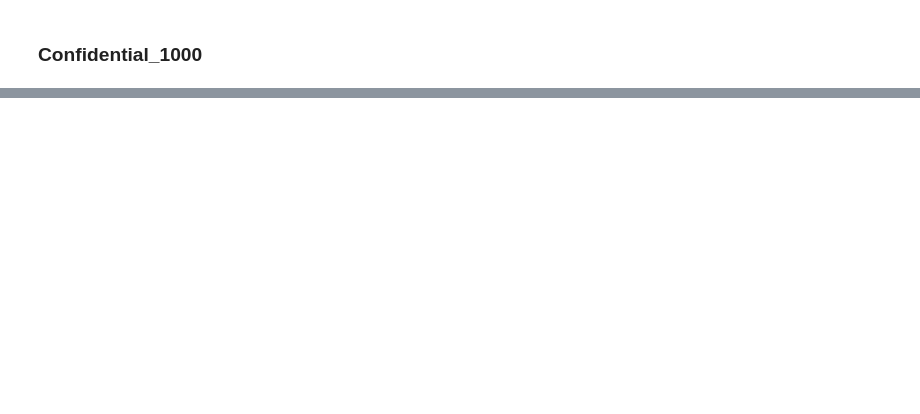
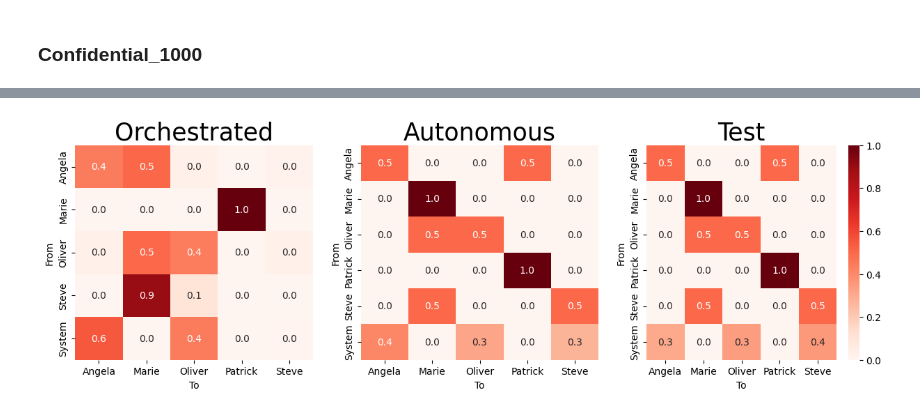
Before and after one commit to wekesaclinton/agentsimulator-bpm, a Jupyter notebook: analysis_notebooks/evaluation.ipynb, the cells around one changed output, grey strips where cells are left out. Cells and saved outputs as stored; diff of their text form; code cells hidden in the pictures; blank space fills up the shorter version.

```diff
--- a/analysis_notebooks/evaluation.ipynb
+++ b/analysis_notebooks/evaluation.ipynb
@@ -229,0 +793,8 @@ results_df
+# %%
+log_orch = pd.read_csv('../simulated_data/synthetic_log/orchestrated/simulated_log_0.csv')
+log_auto = pd.read_csv('../simulated_data/synthetic_log/autonomous/simulated_log_0.csv')
+log_test = pd.read_csv('../simulated_data/synthetic_log/autonomous/test_preprocessed.csv')
+# %%
+resource_handover_heatmap_3([log_orch, log_auto, log_test])
+# %% [output]
+[figure, added]
```
Also changed, not shown: parts of 34 cells of this notebook, 6 other files.
